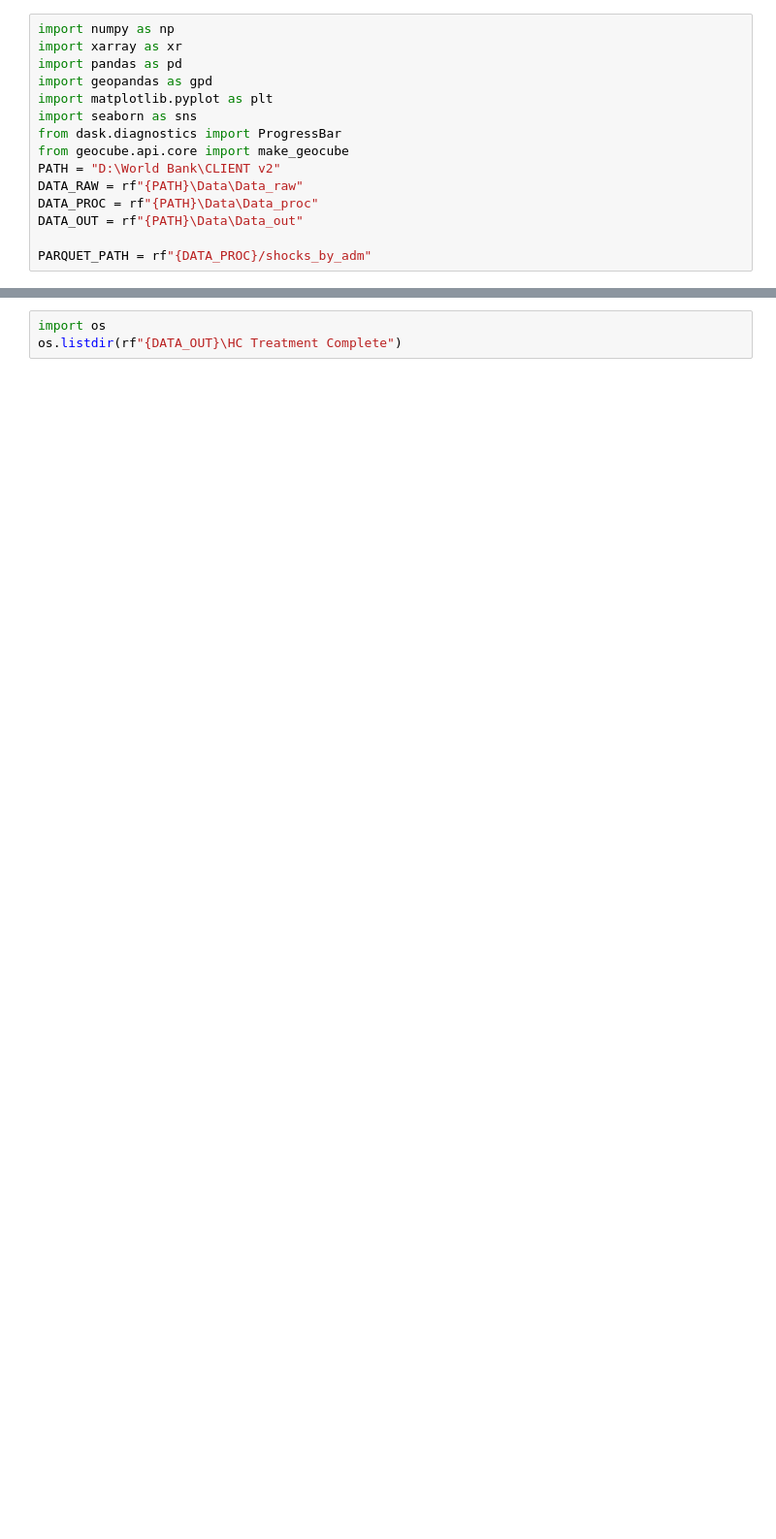
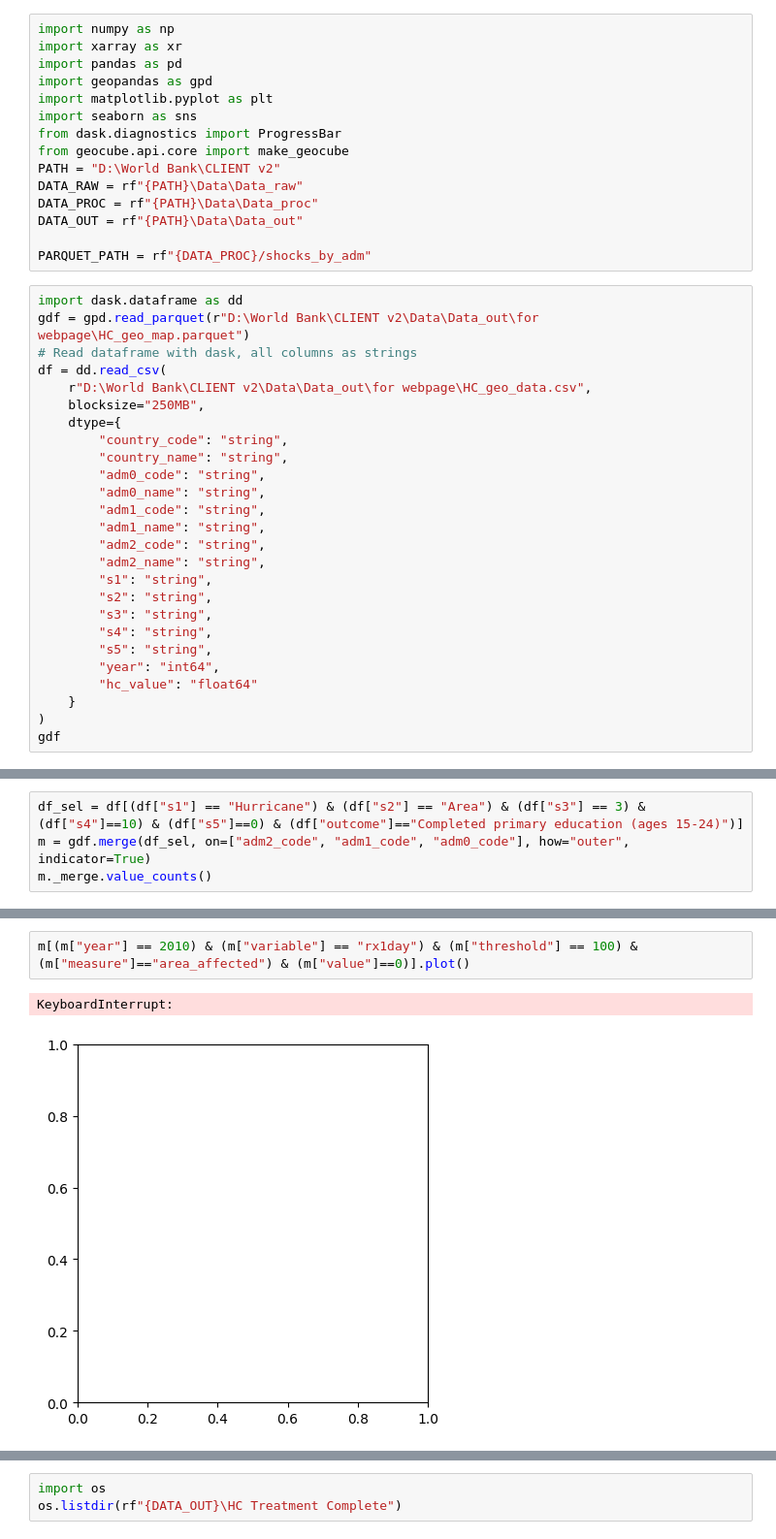
Before and after one commit to Queeno11/CLIENT-v2, a Jupyter notebook: debug.ipynb, the cells around one changed output, grey strips where cells are left out. Shown at 97% size. Cells and saved outputs as stored; diff of their text form; blank space fills up the shorter version.

Commit message:
Add OPS dataset and parquet version

```diff
--- a/debug.ipynb
+++ b/debug.ipynb
@@ -13,3 +13,29 @@ DATA_PROC = rf"{PATH}\Data\Data_proc"
 DATA_OUT = rf"{PATH}\Data\Data_out"
 
 PARQUET_PATH = rf"{DATA_PROC}/shocks_by_adm"
+# %%
+import dask.dataframe as dd
+gdf = gpd.read_parquet(r"D:\World Bank\CLIENT v2\Data\Data_out\for webpage\HC_geo_map.parquet")
+# Read dataframe with dask, all columns as strings
+df = dd.read_csv(
+    r"D:\World Bank\CLIENT v2\Data\Data_out\for webpage\HC_geo_data.csv",
+    blocksize="250MB",
+    dtype={
+        "country_code": "string",
+        "country_name": "string",
+        "adm0_code": "string",
+        "adm0_name": "string",
+        "adm1_code": "string",
+        "adm1_name": "string",
+        "adm2_code": "string",
+        "adm2_name": "string",
+        "s1": "string",
+        "s2": "string",
+        "s3": "string",
+        "s4": "string",
+        "s5": "string",
+        "year": "int64",
+        "hc_value": "float64"
+    }
+)
+gdf
@@ -15,0 +95,4 @@ PARQUET_PATH = rf"{DATA_PROC}/shocks_by_adm"
+# %%
+df_sel = df[(df["s1"] == "Hurricane") & (df["s2"] == "Area") & (df["s3"] == 3) & (df["s4"]==10) & (df["s5"]==0) & (df["outcome"]=="Completed primary education (ages 15-24)")]
+m = gdf.merge(df_sel, on=["adm2_code", "adm1_code", "adm0_code"], how="outer", indicator=True)
+m._merge.value_counts()
@@ -15,0 +155,5 @@ PARQUET_PATH = rf"{DATA_PROC}/shocks_by_adm"
+# %%
+m[(m["year"] == 2010) & (m["variable"] == "rx1day") & (m["threshold"] == 100) & (m["measure"]=="area_affected") & (m["value"]==0)].plot()
+# %% [output]
+KeyboardInterrupt:
+[figure, added]
```
Also changed, not shown: parts of 21 cells of this notebook, 2 other files.
